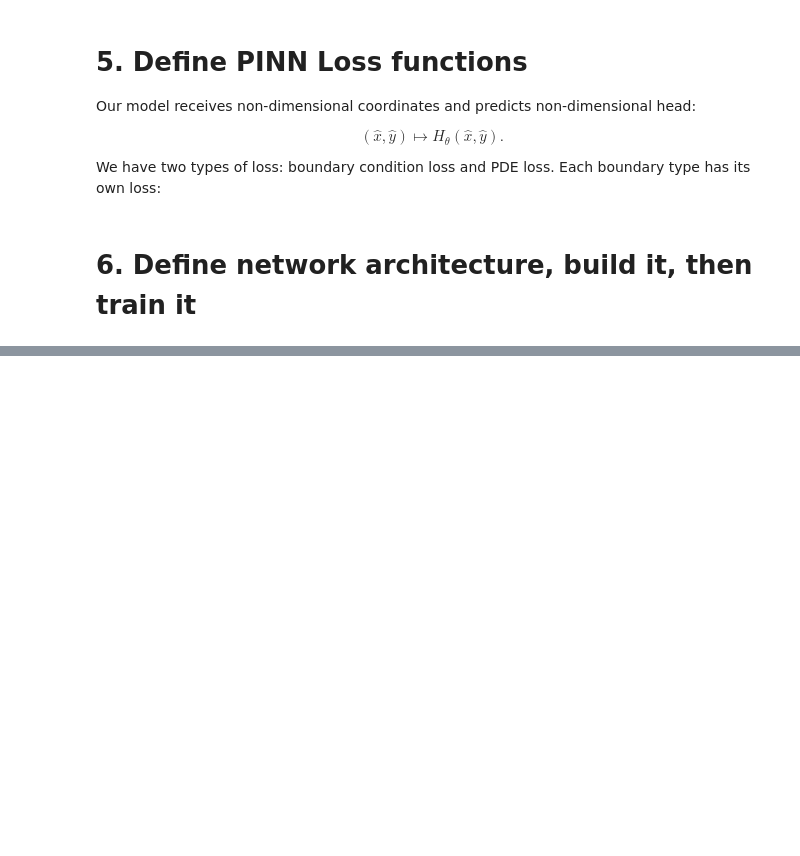
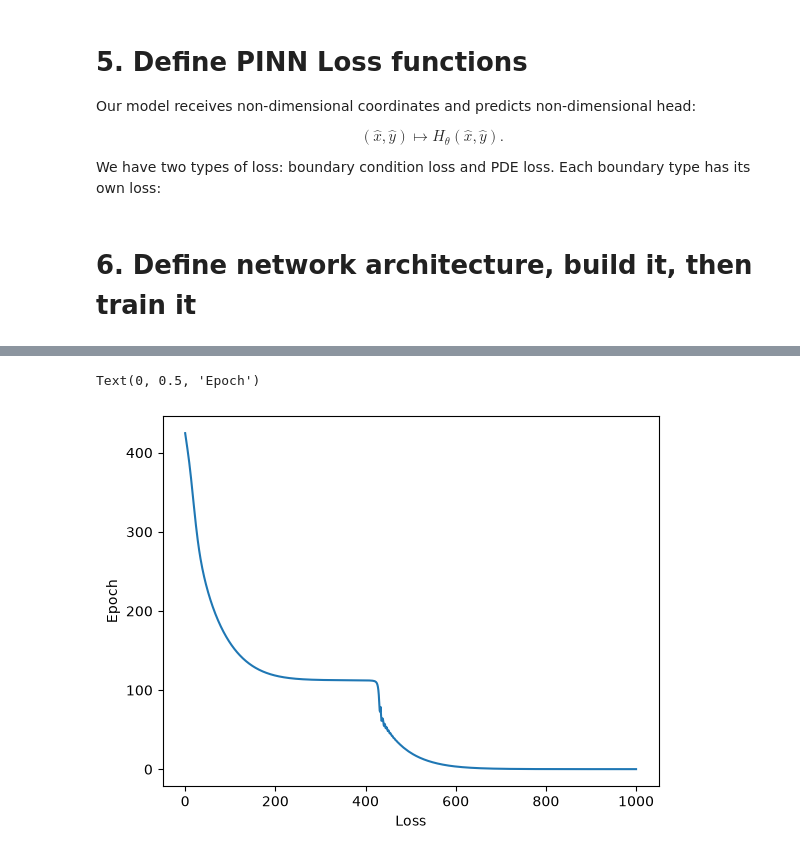
Before and after one commit to omarabdesslem/PIIM, a Jupyter notebook: Code/fwd_PINN.ipynb, the cells around one changed output, grey strips where cells are left out. Drawn from its saved outputs; the diff is of its cells as text; code cells hidden in the pictures; blank space fills up the shorter version.

```diff
--- a/Code/fwd_PINN.ipynb
+++ b/Code/fwd_PINN.ipynb
@@ -398,6 +397,8 @@ num_epochs = 1000
 
 pde_weight = 1
 bc_weight = 1
+
+losses = []
 
 # Training loop
 for epoch in range(num_epochs):
@@ -415,6 +416,7 @@ for epoch in range(num_epochs):
     loss.backward()
     optimizer.step()
 
+    losses.append(loss.item())
     if epoch % 100 == 0:
-        print(f"Epoch {epoch}: Loss = {loss.item():.4e}, PDE Loss = {pde_loss.item():.4e}, IC Loss = {ic_loss.item():.4e}, BC Top Loss = {bc_top_loss.item():.4e}, BC Bot Loss = {bc_bot_loss.item():.4e}")
+        print(f"Epoch {epoch}: Loss = {loss.item():.4e}, PDE Loss = {pde_loss.item():.4e}, BC h1 Loss = {bc_h1_loss.item():.4e}, BC h2 Loss {bc_h2_loss.item():.4e}, BC vx0 Loss {bc_vx0_loss}, BC vy0 Loss {bc_vy0_loss}")
 # %% [output]
@@ -422,0 +433,8 @@ RuntimeError: Tensors must have same number of dimensions: got 2 and 1
+# %%
+epochs = np.linspace(0, num_epochs, len(losses))
+plt.plot(epochs, losses)
+plt.xlabel("Loss")
+plt.ylabel("Epoch")
+# %% [output]
+Text(0, 0.5, 'Epoch')
+[figure, added]
```
Also changed, not shown: parts of 5 cells of this notebook.
